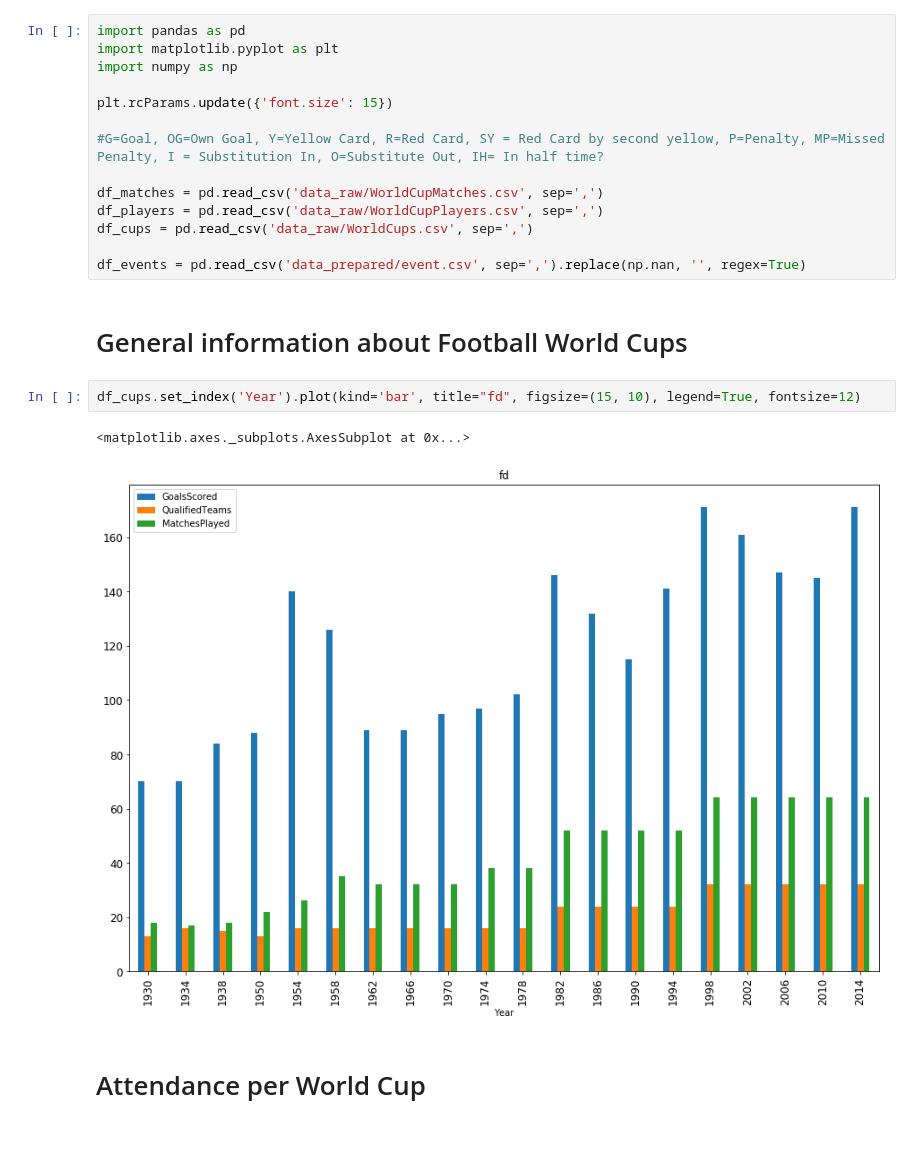
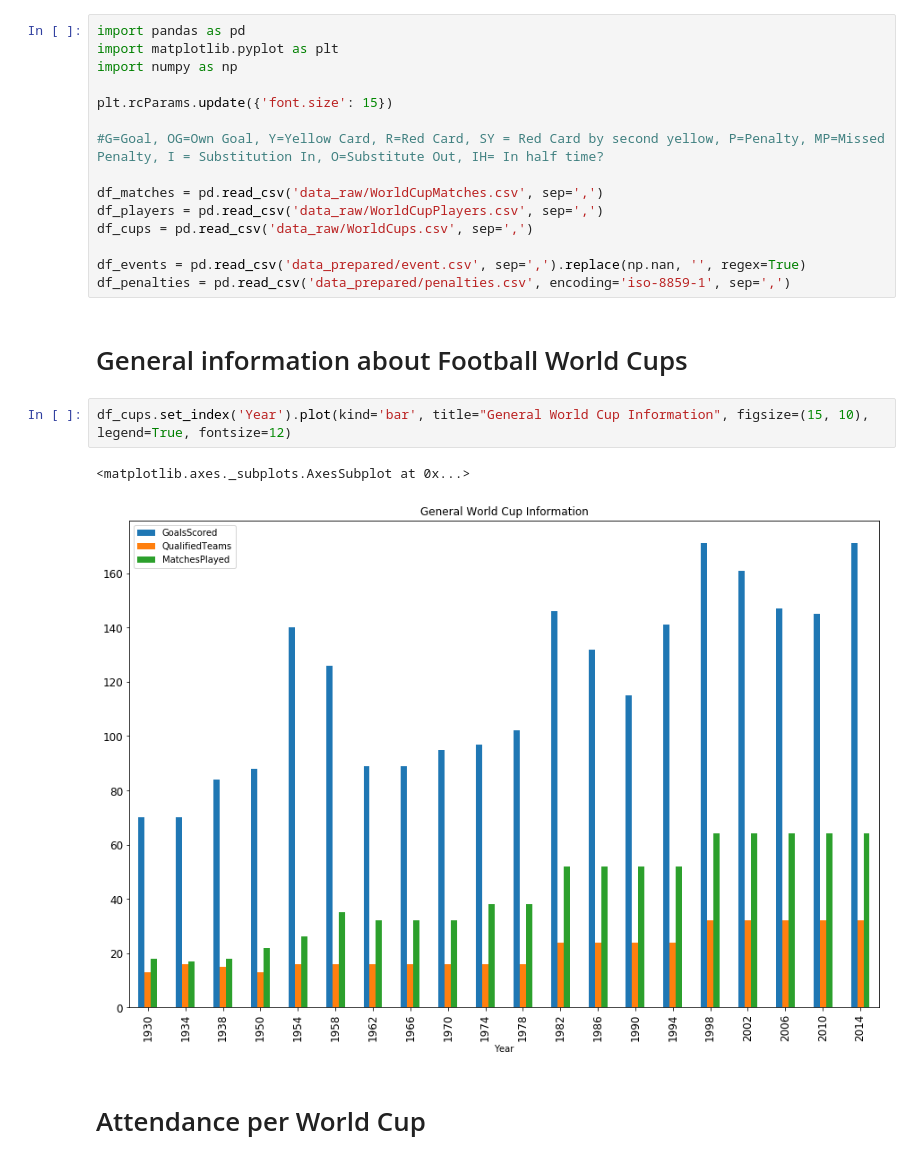
Before and after one commit to bhilprecht/ml-world-championship, a Jupyter notebook: FIFA_WM_Henrik.ipynb, the cells around one changed output. Saved outputs shown, nothing was run; the diff lists cells and outputs as text.

```diff
--- a/FIFA_WM_Henrik.ipynb
+++ b/FIFA_WM_Henrik.ipynb
@@ -12,13 +12,14 @@ df_players = pd.read_csv('data_raw/WorldCupPlayers.csv', sep=',')
 df_cups = pd.read_csv('data_raw/WorldCups.csv', sep=',')
 
 df_events = pd.read_csv('data_prepared/event.csv', sep=',').replace(np.nan, '', regex=True)
+df_penalties = pd.read_csv('data_prepared/penalties.csv', encoding='iso-8859-1', sep=',')
 # %% [markdown]
 # General information about Football World Cups
 # %%
-df_cups.set_index('Year').plot(kind='bar', title="fd", figsize=(15, 10), legend=True, fontsize=12)
+df_cups.set_index('Year').plot(kind='bar', title="General World Cup Information", figsize=(15, 10), legend=True, fontsize=12)
 # %% [output]
 <matplotlib.axes._subplots.AxesSubplot at 0x...>
-[figure, old version]
+[figure, new version]
 # %% [markdown]
 # Attendance per World Cup
 # %%
```
Also changed, not shown: parts of 19 cells of this notebook, 1 other file.
